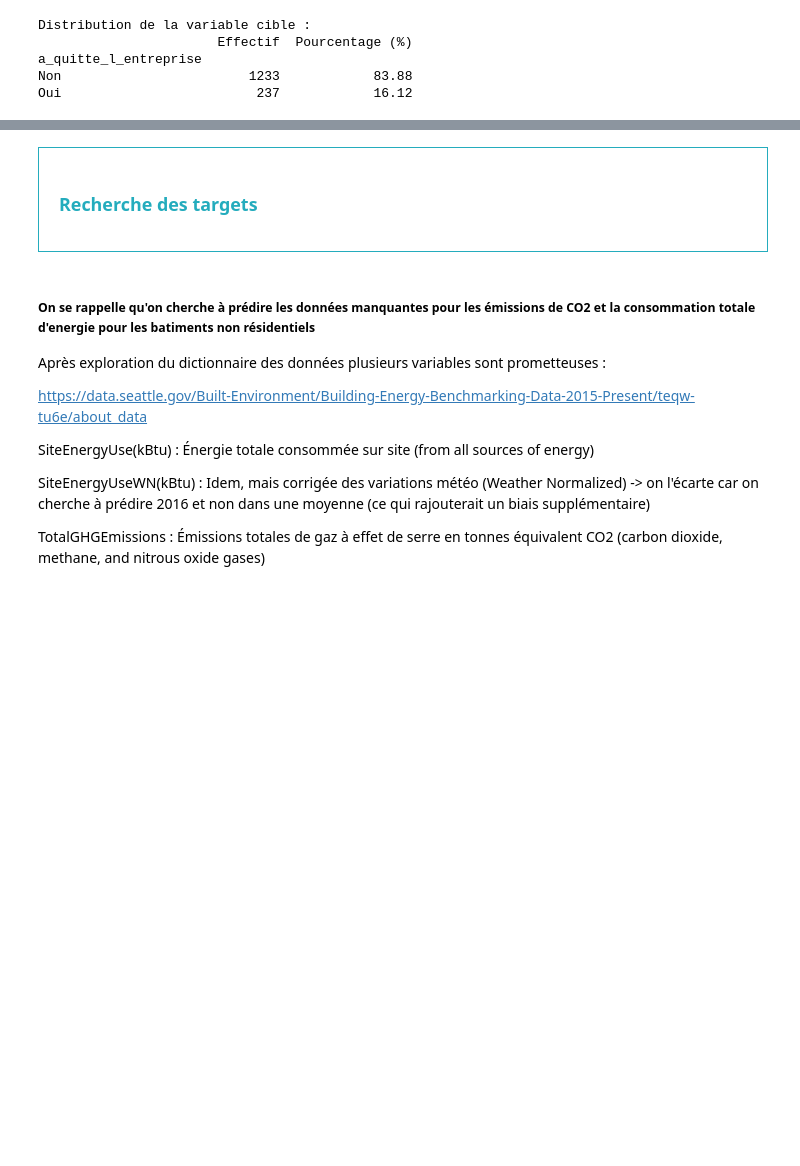
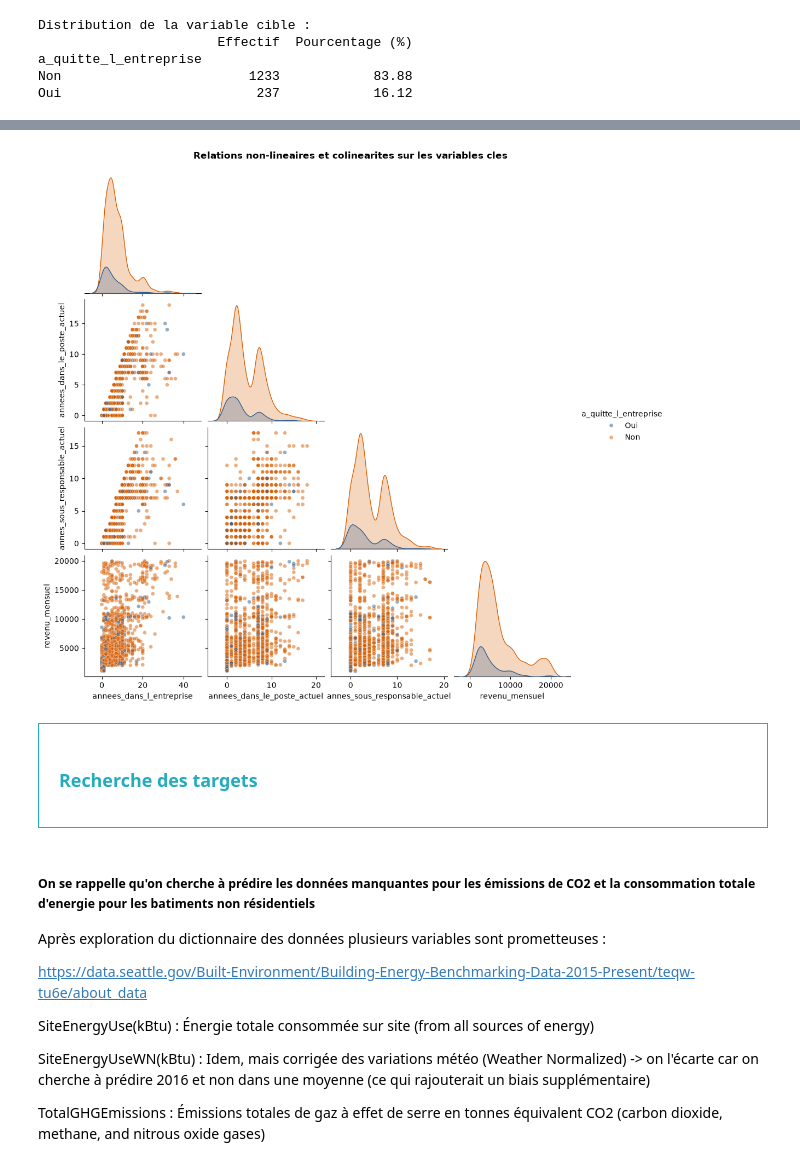
Before and after one commit to Alexis-h2/P4_OC_Classification_RH_turn_over, a Jupyter notebook: Hernandez_Alexis_1_notebook_112026.ipynb, the cells around one changed output, grey strips where cells are left out. Cells and saved outputs as stored; diff of their text form; code cells hidden in the pictures; blank space fills up the shorter version.

```diff
--- a/Hernandez_Alexis_1_notebook_112026.ipynb
+++ b/Hernandez_Alexis_1_notebook_112026.ipynb
@@ -494,3 +543,31 @@ df_non_residential.head()
+# %%
+# Selection des features d'anciennete et de remuneration les plus liees
+cols_pairplot = [
+    "annees_dans_l_entreprise",
+    "annees_dans_le_poste_actuel",
+    "annes_sous_responsable_actuel",
+    "revenu_mensuel",
+]
+
+# Nuages de points croises avec distribution diagonale
+pairplot_fig = sns.pairplot(
+    data=df_jointure_clean,
+    vars=cols_pairplot,
+    hue="a_quitte_l_entreprise",
+    palette=["#2b5c8f", "#d95f02"],
+    diag_kind="kde",
+    corner=True,  # N'affiche que le triangle inferieur pour eviter les doublons
+    plot_kws={"alpha": 0.5, "s": 25},
+)
+
+pairplot_fig.figure.suptitle(
+    "Relations non-lineaires et colinearites sur les variables cles",
+    y=1.02,
+    fontweight="bold",
+)
+plt.show()
+# %% [output]
+[figure, added]
 # %% [markdown]
 <div style="border: 1px solid RGB(36,172,189);" >
 <h3 style="margin: auto; padding: 20px; color: RGB(36,172,189); ">Recherche des targets</h3>
```
Also changed, not shown: parts of 24 cells of this notebook, 3 other files.
